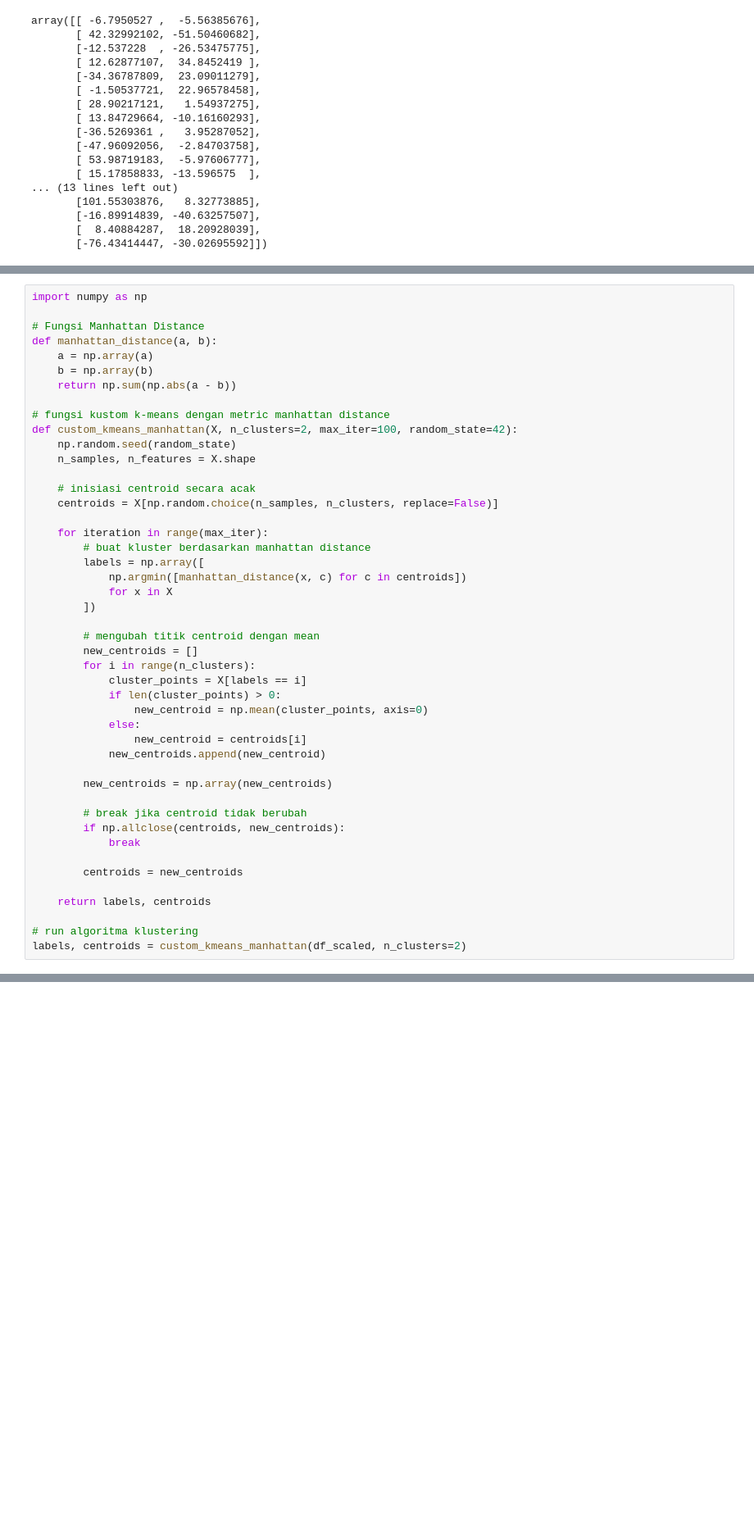
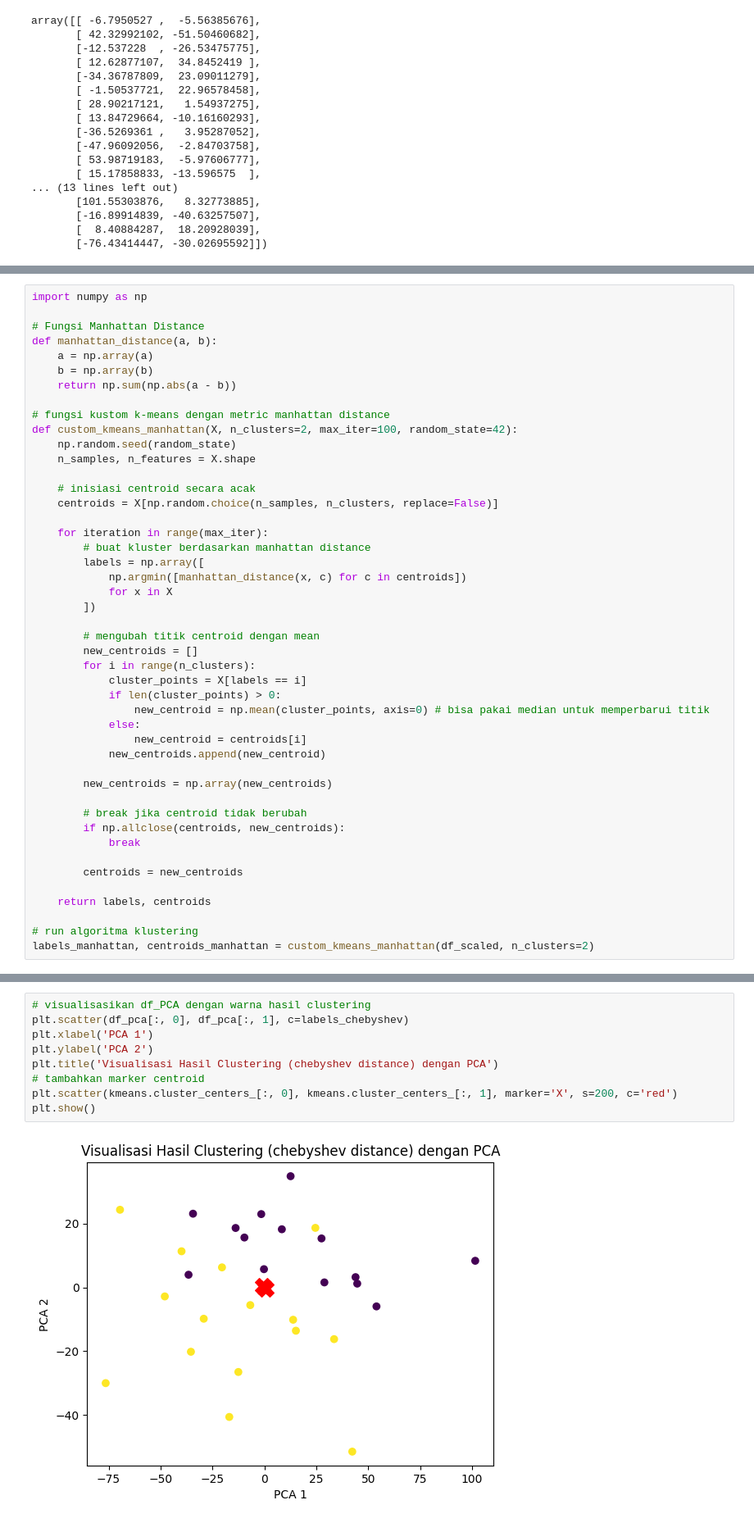
Before and after one commit to gikirima/TugasML_Kmeans, a Jupyter notebook: K_means_custom_metrics.ipynb, the cells around one changed output, grey strips where cells are left out. Shown: that part at 82% size. Saved outputs shown, nothing was run; the diff lists cells and outputs as text; blank space fills up the shorter version.

```diff
--- a/K_means_custom_metrics.ipynb
+++ b/K_means_custom_metrics.ipynb
@@ -209,7 +215,7 @@ def custom_kmeans_manhattan(X, n_clusters=2, max_iter=100, random_state=42):
         for i in range(n_clusters):
             cluster_points = X[labels == i]
             if len(cluster_points) > 0:
-                new_centroid = np.mean(cluster_points, axis=0)
+                new_centroid = np.mean(cluster_points, axis=0) # bisa pakai median untuk memperbarui titik
             else:
                 new_centroid = centroids[i]
             new_centroids.append(new_centroid)
@@ -225,6 +231,6 @@ def custom_kmeans_manhattan(X, n_clusters=2, max_iter=100, random_state=42):
     return labels, centroids
 
 # run algoritma klustering
-labels, centroids = custom_kmeans_manhattan(df_scaled, n_clusters=2)
+labels_manhattan, centroids_manhattan = custom_kmeans_manhattan(df_scaled, n_clusters=2)
 # %%
 # visualisasikan df_PCA dengan warna hasil clustering
@@ -241,0 +292,11 @@ plt.show()
+# %%
+# visualisasikan df_PCA dengan warna hasil clustering
+plt.scatter(df_pca[:, 0], df_pca[:, 1], c=labels_chebyshev)
+plt.xlabel('PCA 1')
+plt.ylabel('PCA 2')
+plt.title('Visualisasi Hasil Clustering (chebyshev distance) dengan PCA')
+# tambahkan marker centroid
+plt.scatter(kmeans.cluster_centers_[:, 0], kmeans.cluster_centers_[:, 1], marker='X', s=200, c='red')
+plt.show()
+# %% [output]
+[figure, added]
```
Also changed, not shown: parts of 6 cells of this notebook.
